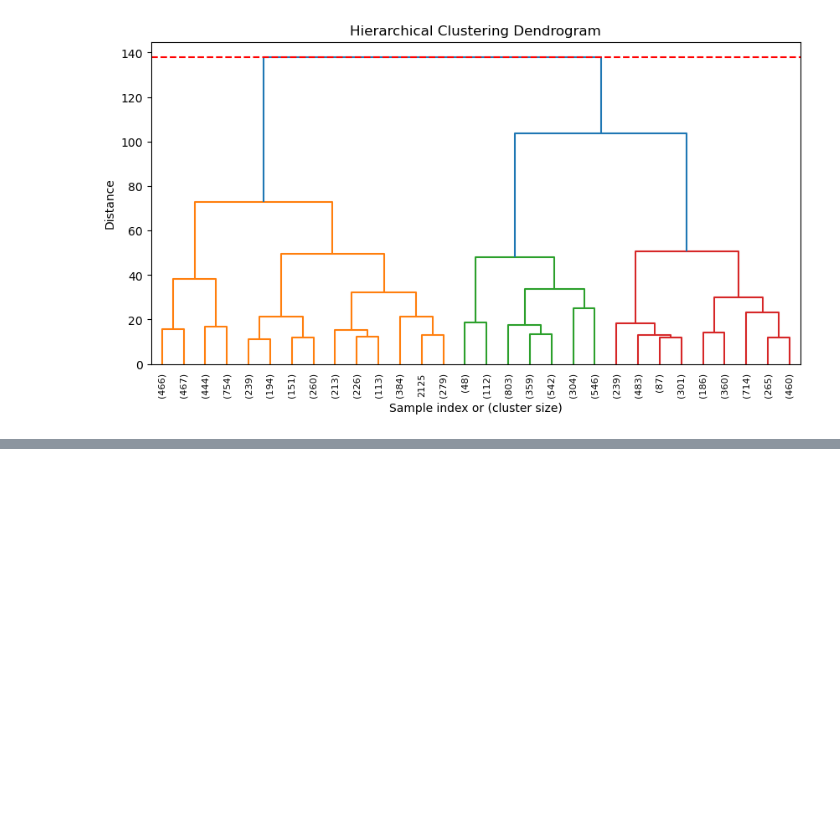
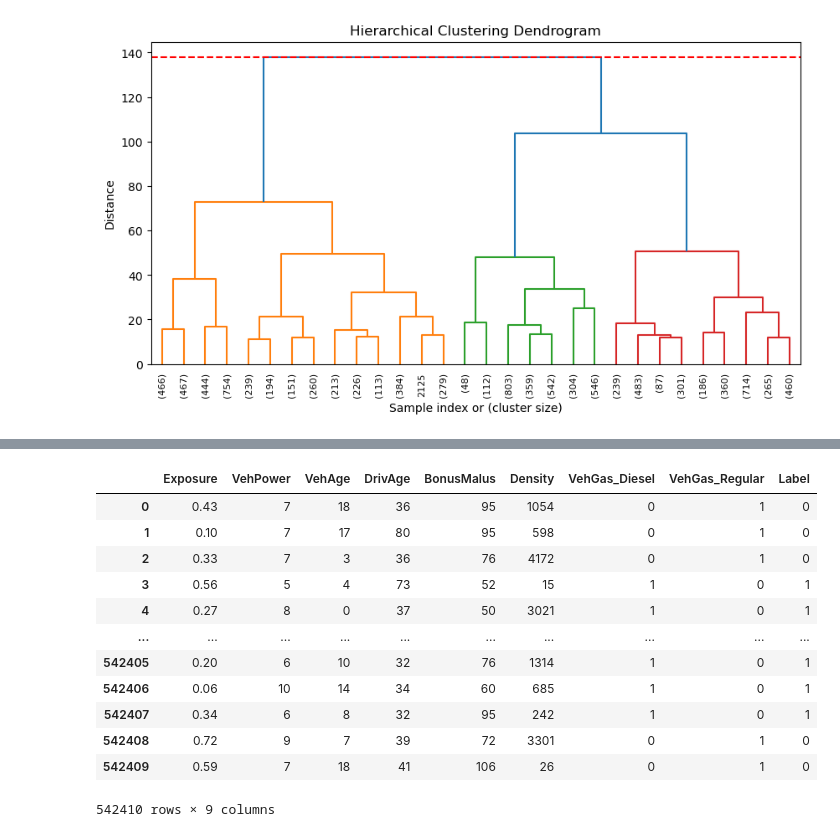
Before and after one commit to Simon-Simonsen/ML-project, a Jupyter notebook: PCA_cluster.ipynb, the cells around one changed output, grey strips where cells are left out. Saved outputs shown, nothing was run; the diff lists cells and outputs as text; code cells hidden in the pictures; blank space fills up the shorter version.

```diff
--- a/PCA_cluster.ipynb
+++ b/PCA_cluster.ipynb
@@ -409,0 +488,16 @@ plt.show()
+# %%
+X_full
+# %% [output]
+|  | Exposure | VehPower | VehAge | DrivAge | BonusMalus | Density | VehGas_Diesel | VehGas_Regular | Label |
+| 0 | 0.43 | 7 | 18 | 36 | 95 | 1054 | 0 | 1 | 0 |
+| 1 | 0.10 | 7 | 17 | 80 | 95 | 598 | 0 | 1 | 0 |
+| 2 | 0.33 | 7 | 3 | 36 | 76 | 4172 | 0 | 1 | 0 |
+| 3 | 0.56 | 5 | 4 | 73 | 52 | 15 | 1 | 0 | 1 |
+| 4 | 0.27 | 8 | 0 | 37 | 50 | 3021 | 1 | 0 | 1 |
+| ... | ... | ... | ... | ... | ... | ... | ... | ... | ... |
+| 542405 | 0.20 | 6 | 10 | 32 | 76 | 1314 | 1 | 0 | 1 |
+| 542406 | 0.06 | 10 | 14 | 34 | 60 | 685 | 1 | 0 | 1 |
+| 542407 | 0.34 | 6 | 8 | 32 | 95 | 242 | 1 | 0 | 1 |
+| 542408 | 0.72 | 9 | 7 | 39 | 72 | 3301 | 0 | 1 | 0 |
+| 542409 | 0.59 | 7 | 18 | 41 | 106 | 26 | 0 | 1 | 0 |
+542410 rows × 9 columns
```
Also changed, not shown: parts of 13 cells of this notebook, 1 other file.
